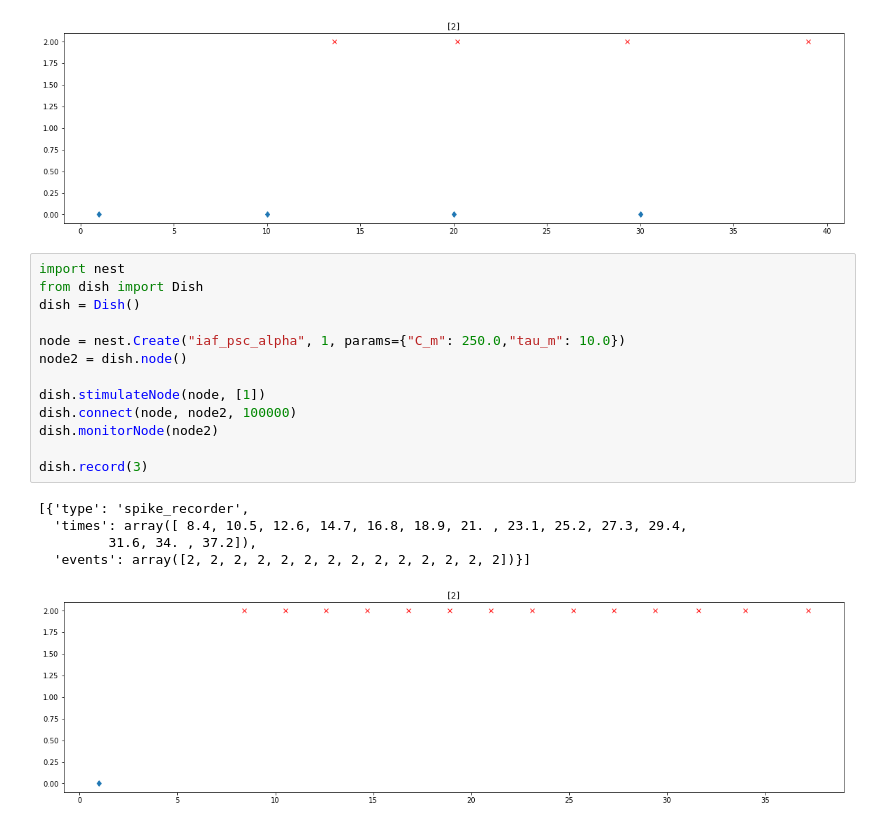
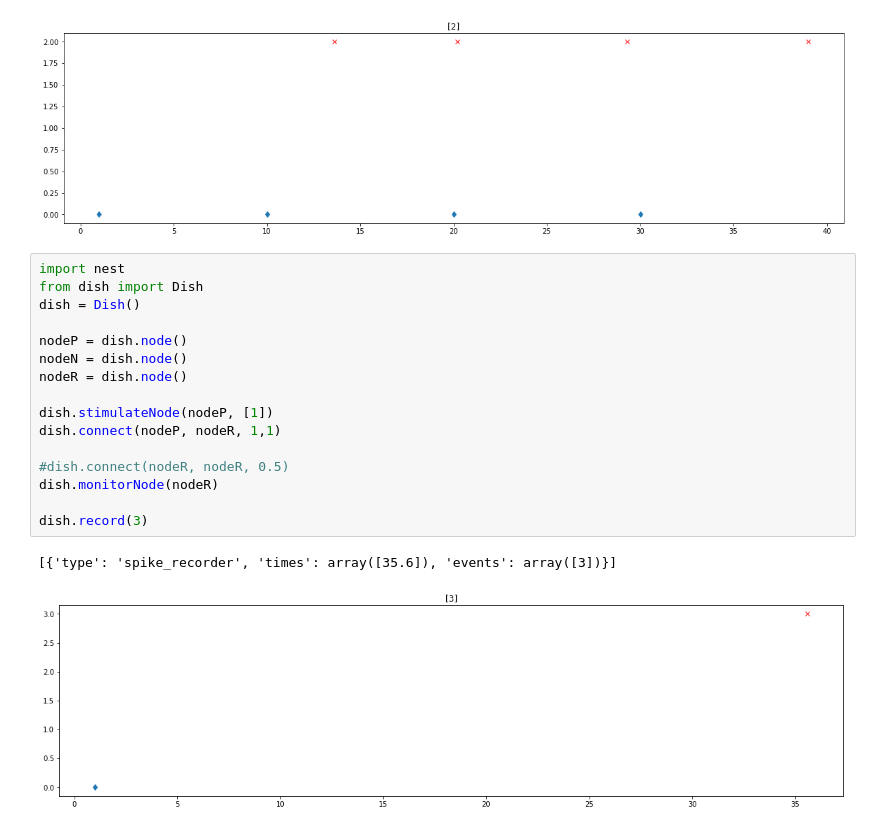
Before and after one commit to shachardas/ANN2Neuron, a Jupyter notebook: clean/simulation/modules/dish.ipynb, the cells around one changed output. Drawn from its saved outputs; the diff is of its cells as text.

```diff
--- a/clean/simulation/modules/dish.ipynb
+++ b/clean/simulation/modules/dish.ipynb
@@ -48,19 +48,19 @@ dish.record(3)
 # %%
 import nest
 from dish import Dish
 dish = Dish()
 
-node = nest.Create("iaf_psc_alpha", 1, params={"C_m": 250.0,"tau_m": 10.0})
-node2 = dish.node()
+nodeP = dish.node()
+nodeN = dish.node()
+nodeR = dish.node()
 
-dish.stimulateNode(node, [1])
-dish.connect(node, node2, 100000)
-dish.monitorNode(node2)
+dish.stimulateNode(nodeP, [1])
+dish.connect(nodeP, nodeR, 1,1)
+
+#dish.connect(nodeR, nodeR, 0.5)
+dish.monitorNode(nodeR)
 
 dish.record(3)
 # %% [output]
-[{'type': 'spike_recorder',
-  'times': array([ 8.4, 10.5, 12.6, 14.7, 16.8, 18.9, 21. , 23.1, 25.2, 27.3, 29.4,
-         31.6, 34. , 37.2]),
-  'events': array([2, 2, 2, 2, 2, 2, 2, 2, 2, 2, 2, 2, 2, 2])}]
+[{'type': 'spike_recorder', 'times': array([35.6]), 'events': array([3])}]
-[figure, old version]
+[figure, new version]
```
Also changed, not shown: 18 other files.
